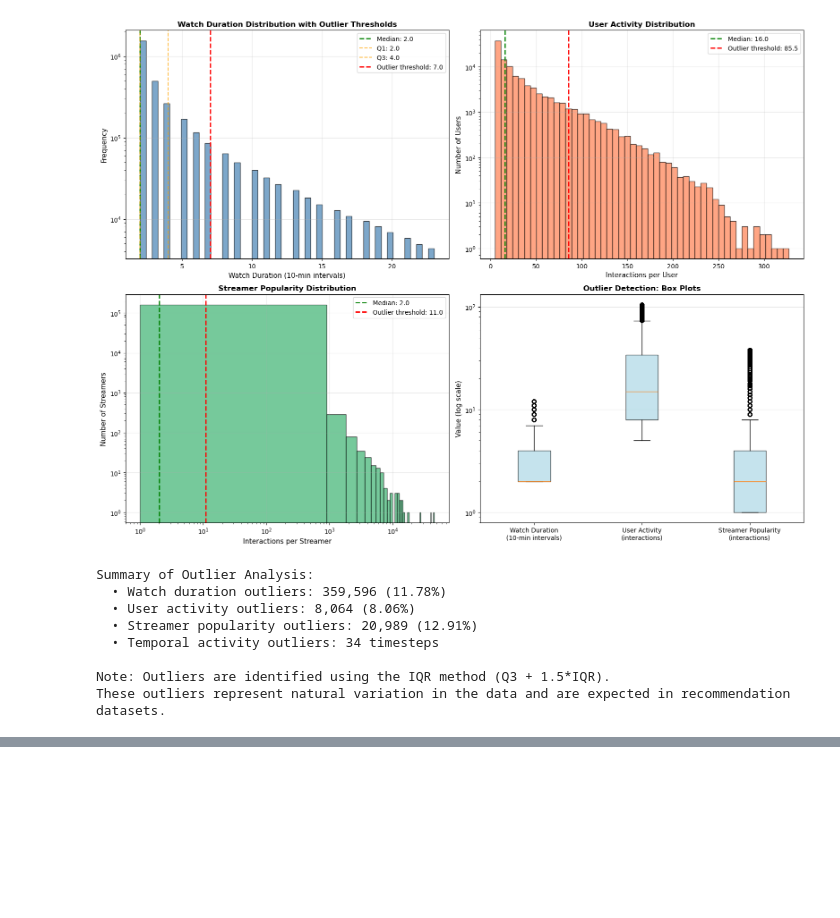
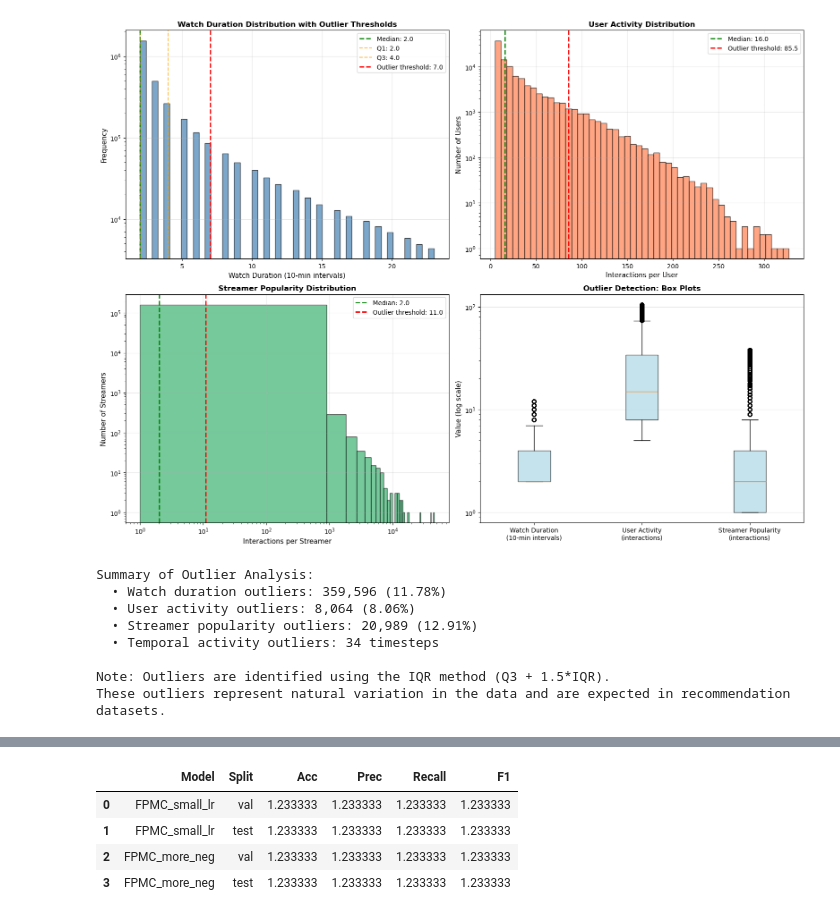
Before and after one commit to RyanCao2005/assignment2, a Jupyter notebook: workbook.ipynb, the cells around one changed output, grey strips where cells are left out. Saved outputs shown, nothing was run; the diff lists cells and outputs as text; code cells hidden in the pictures; blank space fills up the shorter version.

```diff
--- a/workbook.ipynb
+++ b/workbook.ipynb
@@ -429,0 +549,14 @@ RecSys, 2021
+# %%
+def summarize_top1_metrics(true_ids: np.ndarray, pred_ids: np.ndarray) -> dict:
+    true_ids = np.asarray(true_ids)
+    pred_ids = np.asarray(pred_ids)
+    accuracy = (true_ids == pred_ids).mean()
+    precision = accuracy if len(pred_ids) > 0 else np.nan
+    recall = accuracy if len(pred_ids) > 0 else np.nan
+    f1 = accuracy if len(pred_ids) > 0 else np.nan
+    return {
+        "accuracy": float(accuracy),
+        "precision": float(precision),
+        "recall": float(recall),
+        "f1": float(f1)
+    }
@@ -429,0 +1036,31 @@ RecSys, 2021
+# %%
+import pandas as pd
+
+results_table = []
+for exp in experiments:
+    results_table.append({
+        'Model': exp['name'],
+        'Split': 'val',
+        'Acc': 100*exp['val']['accuracy'],
+        'Prec': 100*exp['val']['precision'],
+        'Recall': 100*exp['val']['recall'],
+        'F1': 100*exp['val']['f1']
+    })
+    results_table.append({
+        'Model': exp['name'],
+        'Split': 'test',
+        'Acc': 100*exp['test']['accuracy'],
+        'Prec': 100*exp['test']['precision'],
+        'Recall': 100*exp['test']['recall'],
+        'F1': 100*exp['test']['f1']
+    })
+
+if results_table:
+    tuning_df = pd.DataFrame(results_table)
+    display(tuning_df)
+# %% [output]
+|  | Model | Split | Acc | Prec | Recall | F1 |
+| 0 | FPMC_small_lr | val | 1.233333 | 1.233333 | 1.233333 | 1.233333 |
+| 1 | FPMC_small_lr | test | 1.233333 | 1.233333 | 1.233333 | 1.233333 |
+| 2 | FPMC_more_neg | val | 1.233333 | 1.233333 | 1.233333 | 1.233333 |
+| 3 | FPMC_more_neg | test | 1.233333 | 1.233333 | 1.233333 | 1.233333 |
```
Also changed, not shown: parts of 30 cells of this notebook.
